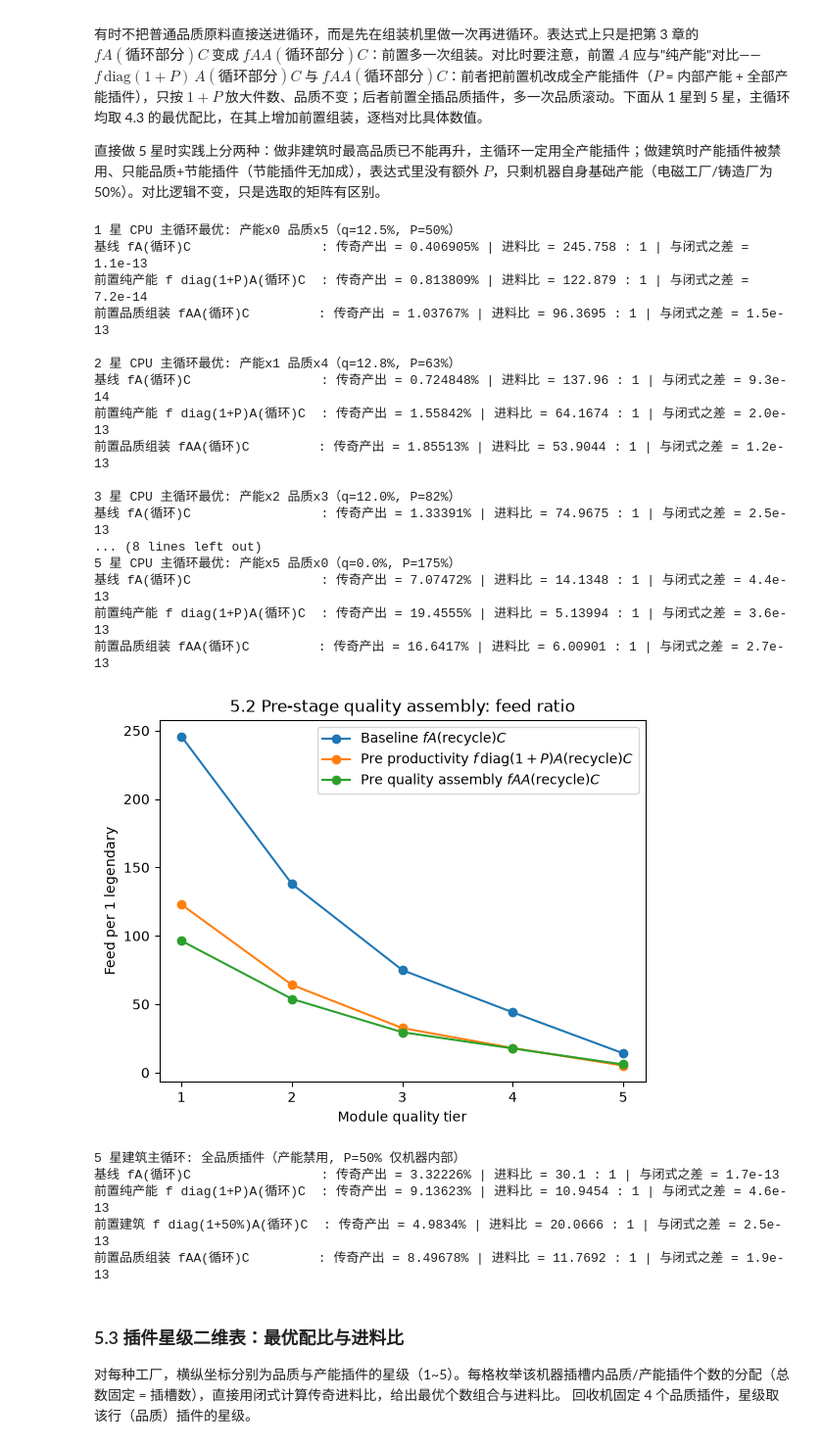
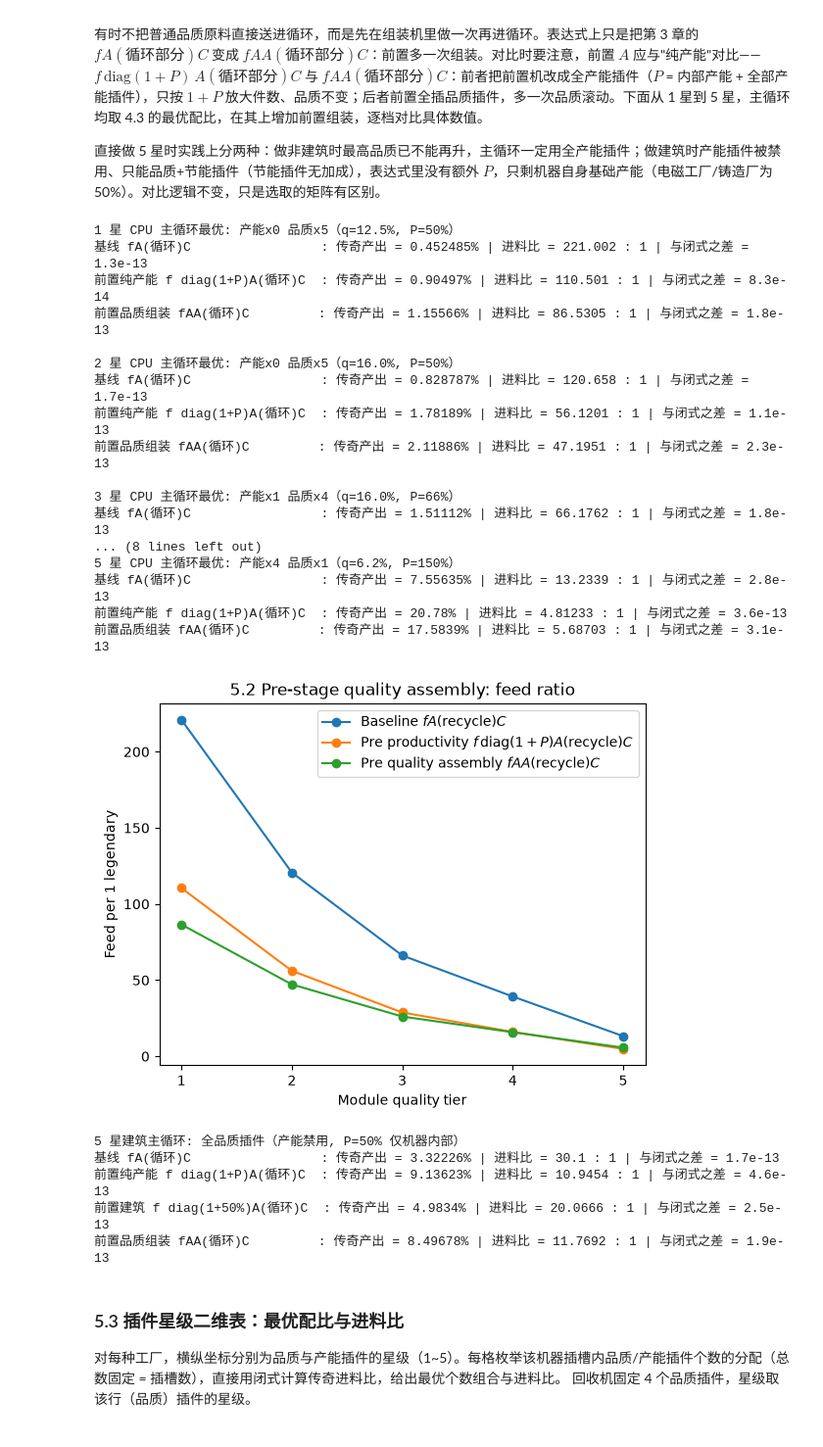
Before and after one commit to CroMarmot/factorio_quality, a Jupyter notebook: notebooks/01_quality_theory.ipynb, the cells around one changed output. Shown at 98% size. Drawn from its saved outputs; the diff is of its cells as text; code cells hidden in the pictures.

Commit message:
adjust 5->5 coefficient at assembler entry: legendary re-entry uses pure productivity

```diff
--- a/notebooks/01_quality_theory.ipynb
+++ b/notebooks/01_quality_theory.ipynb
@@ -529,18 +531,43 @@ for q_t in range(1, 6):
 # %%
 # 4.4 组装+回收 M 算子（闭式）：接受组装机名与插件配置，返回第 3 部分的 M
-def loop_operator(name, q_n, q_t, p_n, p_t):
+def adjusted_A(name, q_n, q_t, p_n, p_t, p_leg_n=None):
+    """组装矩阵 A，并调整 5->5 系数：传奇输入时品质插件无效，只留产能。
+
+    p_leg_n: 传奇原料再进循环时按纯产能算的插槽数（默认全插槽放产能插件）；
+    非中间产物（不能放产能插件）的设备传 0。
+    """
+    spec = MACHINES[name]
+    A = make_assembler(name)(q_n=q_n, q_t=q_t, p_n=p_n, p_t=p_t)
+    if p_leg_n is None:
+        p_leg_n = spec["slots"]
+    P_leg = spec["base_productivity"] + p_leg_n * PRODUCTIVITY_MOD3[p_t]
+    A = A.copy()
+    A[4, 4] = 1 + P_leg  # 5->5
+    return A
+
+
+def loop_operator(name, q_n, q_t, p_n, p_t, p_leg_n=None):
     """M = A (I - SRA)^{-1} C；回收机固定 4 个品质插件，星级取 q_t。"""
-    A = make_assembler(name)(q_n=q_n, q_t=q_t, p_n=p_n, p_t=p_t)
+    A = adjusted_A(name, q_n, q_t, p_n, p_t, p_leg_n=p_leg_n)
     R = recycler(q_t=q_t)
     return A @ np.linalg.inv(np.eye(5) - S @ R @ A) @ C
 
 
-# 校验：与 4.3 的逐轮实现对比（电磁工厂 2x史诗品质 + 3x史诗产能）
-M = loop_operator("电磁工厂", q_n=2, q_t=4, p_n=3, p_t=4)
+# 校验 1：未调整口径与 4.3 逐轮实现一致（电磁工厂 2x史诗品质 + 3x史诗产能）
+A_chk = electromagnetic_plant(q_n=2, q_t=4, p_n=3, p_t=4)
+M_raw = A_chk @ np.linalg.inv(np.eye(5) - S @ recycler(q_t=4) @ A_chk) @ C
+y_raw = float((f @ M_raw)[4])
+y_iter, _ = legendary_yield(A_chk, recycler(q_t=4))
+print(
+    f"未调整: 传奇产出 = {y_raw * 100:.6g}% | 进料比 = {1 / y_raw:.6g} : 1"
+    f" | 与 4.3 迭代之差 = {abs(y_raw - y_iter):.1e}"
+)
+
+# 校验 2：5->5 调整后与 wiki 最优表一致（电磁工厂 5x传奇品质+0产能，5->5 按全产能）
+M = loop_operator("电磁工厂", q_n=1, q_t=5, p_n=4, p_t=5)
 y_op = float((f @ M)[4])
-y_iter, _ = legendary_yield(electromagnetic_plant(q_n=2, q_t=4, p_n=3, p_t=4), recycler(q_t=4))
 print(
-    f"M 算子: 传奇产出 = {y_op * 100:.6g}% | 进料比 = {1 / y_op:.6g} : 1"
-    f" | 与 4.3 迭代之差 = {abs(y_op - y_iter):.1e}"
+    f"调整后 1Q/4P: 传奇产出 = {y_op * 100:.6g}% | 进料比 = {1 / y_op:.6g} : 1"
+    f"（wiki 最优：4 产能 + 1 品质）"
 )
 # %% [output]
@@ -592,9 +620,9 @@ for q_t in tiers:
         ("前置品质组装 fAA(循环)C         ", A_q, y_qual),
     ):
         y_leg = float((f @ head @ M)[4])
-        # 与 4.4 之前的逐轮实现对比
+        # 与 4.4 之前的逐轮实现对比（同一调整后 A 口径）
         y_iter, _ = legendary_yield(
-            electromagnetic_plant(q_n=q_n, q_t=q_t, p_n=p_n, p_t=q_t),
+            adjusted_A("电磁工厂", q_n=q_n, q_t=q_t, p_n=p_n, p_t=q_t),
             recycler(q_t=q_t),
             head=head,
         )
@@ -617,48 +645,48 @@ plt.title("5.2 Pre-stage quality assembly: feed ratio")
 plt.legend()
 plt.show()
 
 # 5星直接做建筑：产能插件禁用（节能插件无加成），矩阵无额外 P，只剩机器内部产能 50%
 q_t = 5
 M_b = loop_operator("电磁工厂", q_n=5, q_t=q_t, p_n=0, p_t=0)  # 全品质（节能无数学效果）
 R = recycler(q_t=q_t)
 A_q = electromagnetic_plant(q_n=5, q_t=q_t, p_n=0, p_t=0)  # 前置做中间品不受建筑限制
 # 前置也是建筑：产能插件禁用，只剩机器内部产能 50%
 P_q = MACHINES["电磁工厂"]["base_productivity"] + 5 * PRODUCTIVITY_MOD3[q_t]
 
 print(f"5 星建筑主循环: 全品质插件（产能禁用, P={MACHINES['电磁工厂']['base_productivity']:.0%} 仅机器内部）")
 for label, head in (
     ("基线 fA(循环)C                 ", np.eye(5)),
     ("前置纯产能 f diag(1+P)A(循环)C  ", diag([1 + P_q] * 5)),
     ("前置建筑 f diag(1+50%)A(循环)C  ", diag([1 + MACHINES["电磁工厂"]["base_productivity"]] * 5)),
     ("前置品质组装 fAA(循环)C         ", A_q),
 ):
     y_leg = float((f @ head @ M_b)[4])
     y_iter, _ = legendary_yield(
-        electromagnetic_plant(q_n=5, q_t=q_t, p_n=0, p_t=0), R, head=head
+        adjusted_A("电磁工厂", q_n=5, q_t=q_t, p_n=0, p_t=0, p_leg_n=0), R, head=head
     )
     print(
         f"{label}: 传奇产出 = {y_leg * 100:.6g}% | 进料比 = {1 / y_leg:.6g} : 1"
         f" | 与闭式之差 = {abs(y_leg - y_iter):.1e}"
     )
 # %% [output]
 1 星 CPU 主循环最优: 产能x0 品质x5（q=12.5%, P=50%）
-基线 fA(循环)C                 : 传奇产出 = 0.406905% | 进料比 = 245.758 : 1 | 与闭式之差 = 1.1e-13
-前置纯产能 f diag(1+P)A(循环)C  : 传奇产出 = 0.813809% | 进料比 = 122.879 : 1 | 与闭式之差 = 7.2e-14
-前置品质组装 fAA(循环)C         : 传奇产出 = 1.03767% | 进料比 = 96.3695 : 1 | 与闭式之差 = 1.5e-13
+基线 fA(循环)C                 : 传奇产出 = 0.452485% | 进料比 = 221.002 : 1 | 与闭式之差 = 1.3e-13
+前置纯产能 f diag(1+P)A(循环)C  : 传奇产出 = 0.90497% | 进料比 = 110.501 : 1 | 与闭式之差 = 8.3e-14
+前置品质组装 fAA(循环)C         : 传奇产出 = 1.15566% | 进料比 = 86.5305 : 1 | 与闭式之差 = 1.8e-13
 
-2 星 CPU 主循环最优: 产能x1 品质x4（q=12.8%, P=63%）
-基线 fA(循环)C                 : 传奇产出 = 0.724848% | 进料比 = 137.96 : 1 | 与闭式之差 = 9.3e-14
-前置纯产能 f diag(1+P)A(循环)C  : 传奇产出 = 1.55842% | 进料比 = 64.1674 : 1 | 与闭式之差 = 2.0e-13
-前置品质组装 fAA(循环)C         : 传奇产出 = 1.85513% | 进料比 = 53.9044 : 1 | 与闭式之差 = 1.2e-13
+2 星 CPU 主循环最优: 产能x0 品质x5（q=16.0%, P=50%）
+基线 fA(循环)C                 : 传奇产出 = 0.828787% | 进料比 = 120.658 : 1 | 与闭式之差 = 1.7e-13
+前置纯产能 f diag(1+P)A(循环)C  : 传奇产出 = 1.78189% | 进料比 = 56.1201 : 1 | 与闭式之差 = 1.1e-13
+前置品质组装 fAA(循环)C         : 传奇产出 = 2.11886% | 进料比 = 47.1951 : 1 | 与闭式之差 = 2.3e-13
 
-3 星 CPU 主循环最优: 产能x2 品质x3（q=12.0%, P=82%）
-基线 fA(循环)C                 : 传奇产出 = 1.33391% | 进料比 = 74.9675 : 1 | 与闭式之差 = 2.5e-13
+3 星 CPU 主循环最优: 产能x1 品质x4（q=16.0%, P=66%）
+基线 fA(循环)C                 : 传奇产出 = 1.51112% | 进料比 = 66.1762 : 1 | 与闭式之差 = 1.8e-13
 ... (8 lines left out)
-5 星 CPU 主循环最优: 产能x5 品质x0（q=0.0%, P=175%）
-基线 fA(循环)C                 : 传奇产出 = 7.07472% | 进料比 = 14.1348 : 1 | 与闭式之差 = 4.4e-13
-前置纯产能 f diag(1+P)A(循环)C  : 传奇产出 = 19.4555% | 进料比 = 5.13994 : 1 | 与闭式之差 = 3.6e-13
-前置品质组装 fAA(循环)C         : 传奇产出 = 16.6417% | 进料比 = 6.00901 : 1 | 与闭式之差 = 2.7e-13
+5 星 CPU 主循环最优: 产能x4 品质x1（q=6.2%, P=150%）
+基线 fA(循环)C                 : 传奇产出 = 7.55635% | 进料比 = 13.2339 : 1 | 与闭式之差 = 2.8e-13
+前置纯产能 f diag(1+P)A(循环)C  : 传奇产出 = 20.78% | 进料比 = 4.81233 : 1 | 与闭式之差 = 3.6e-13
+前置品质组装 fAA(循环)C         : 传奇产出 = 17.5839% | 进料比 = 5.68703 : 1 | 与闭式之差 = 3.1e-13
-[figure, old version]
+[figure, new version]
 5 星建筑主循环: 全品质插件（产能禁用, P=50% 仅机器内部）
 基线 fA(循环)C                 : 传奇产出 = 3.32226% | 进料比 = 30.1 : 1 | 与闭式之差 = 1.7e-13
 前置纯产能 f diag(1+P)A(循环)C  : 传奇产出 = 9.13623% | 进料比 = 10.9454 : 1 | 与闭式之差 = 4.6e-13
```
Also changed, not shown: parts of 4 cells of this notebook, 1 other file.
